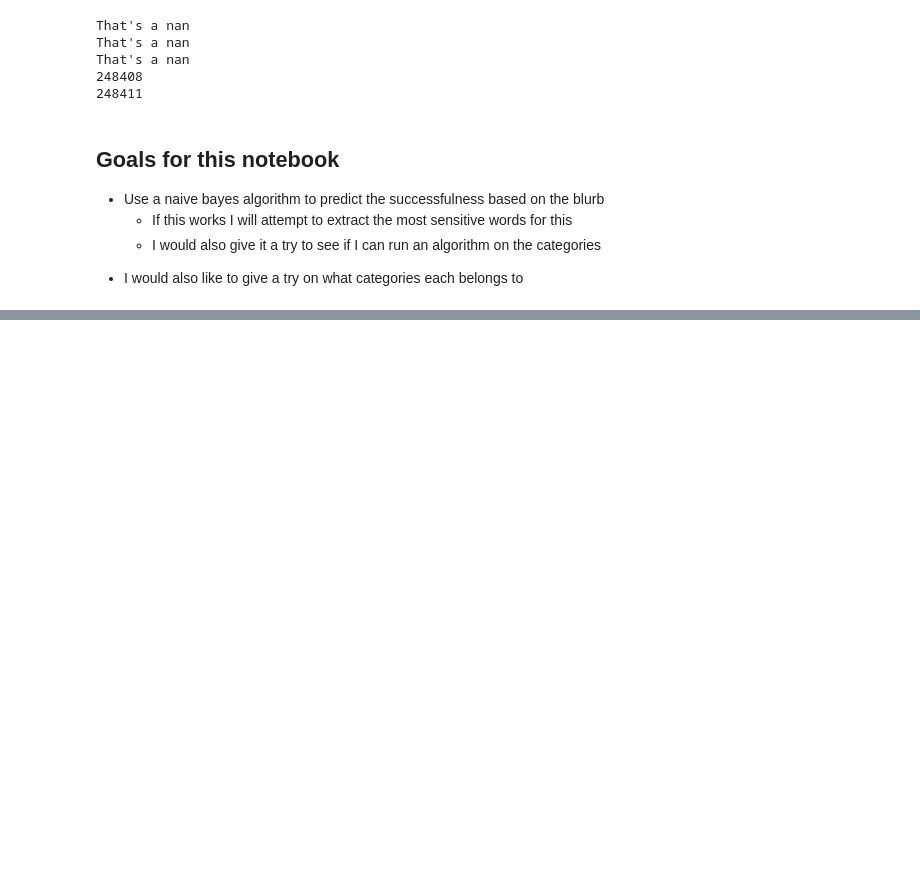
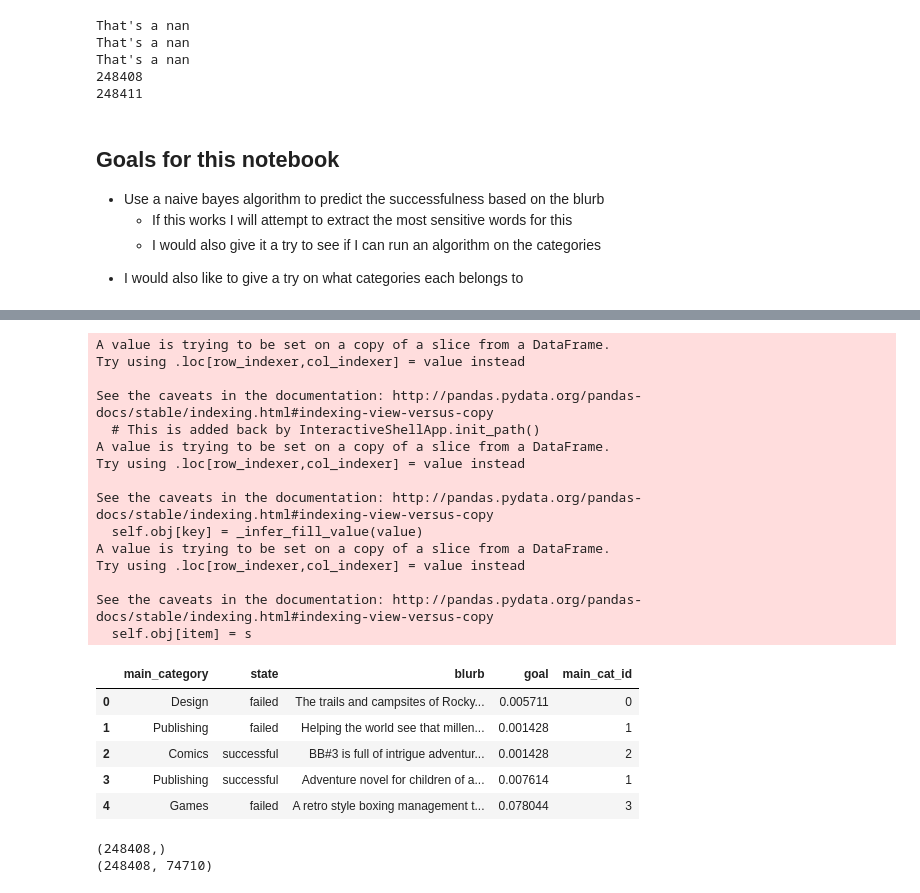
Before and after one commit to sora4222/kickstarter-data-analysis, a Jupyter notebook: Natural language analysis.ipynb, the cells around one changed output, grey strips where cells are left out. Cells and saved outputs as stored; diff of their text form; code cells hidden in the pictures; blank space fills up the shorter version.

```diff
--- a/Natural language analysis.ipynb
+++ b/Natural language analysis.ipynb
@@ -176,0 +152,52 @@ log_reg = LogisticRegression(n_jobs=-1)
+# %%
+cols_of_interest = ["main_category", "state", "blurb", "goal"]
+df_cat_stat = data_imported_nonan[cols_of_interest]
+
+mean_l = df_cat_stat.goal.mean()
+std_l = df_cat_stat.goal.std()
+def normalize(x):
+    """
+    Normalizes the data shifting the data so 0 can't be negative
+    """
+    return (x - mean_l)/std_l + ((mean_l)/std_l)
+df_cat_stat["goal"] = df_cat_stat.goal.apply(normalize)
+
+# Turns the categories into integers.
+df_cat_stat.loc[:, "main_cat_id"] = df_cat_stat["main_category"].factorize()[0]
+
+# I need to be able to map these two together
+arr_cat, cat = df_cat_stat["main_category"].factorize()
+id_to_category_dic = {id_ : cat for id_, cat in enumerate(cat)}
+category_to_id = {cat : id_ for id_, cat in enumerate(cat)}
+df_cat_stat.head()
+# %% [output]
+A value is trying to be set on a copy of a slice from a DataFrame.
+Try using .loc[row_indexer,col_indexer] = value instead
+
+See the caveats in the documentation: http://pandas.pydata.org/pandas-docs/stable/indexing.html#indexing-view-versus-copy
+  # This is added back by InteractiveShellApp.init_path()
+A value is trying to be set on a copy of a slice from a DataFrame.
+Try using .loc[row_indexer,col_indexer] = value instead
+
+See the caveats in the documentation: http://pandas.pydata.org/pandas-docs/stable/indexing.html#indexing-view-versus-copy
+  self.obj[key] = _infer_fill_value(value)
+A value is trying to be set on a copy of a slice from a DataFrame.
+Try using .loc[row_indexer,col_indexer] = value instead
+
+See the caveats in the documentation: http://pandas.pydata.org/pandas-docs/stable/indexing.html#indexing-view-versus-copy
+  self.obj[item] = s
+|  | main_category | state | blurb | goal | main_cat_id |
+| 0 | Design | failed | The trails and campsites of Rocky... | 0.005711 | 0 |
+| 1 | Publishing | failed | Helping the world see that millen... | 0.001428 | 1 |
+| 2 | Comics | successful | BB#3 is full of intrigue adventur... | 0.001428 | 2 |
+| 3 | Publishing | successful | Adventure novel for children of a... | 0.007614 | 1 |
+| 4 | Games | failed | A retro style boxing management t... | 0.078044 | 3 |
+# %%
+vect = TfidfVectorizer(tokenizer=stem_tokenizer, min_df=10, ngram_range=(1, 2), sublinear_tf=True, norm="l2")
+print(df_cat_stat.blurb.shape)
+# BEWARE SPARSE MATRIX
+blurbs_to_vect = vect.fit_transform(df_cat_stat.blurb)
+print(blurbs_to_vect.shape)
+# %% [output]
+(248408,)
+(248408, 74710)
```
Also changed, not shown: parts of 27 cells of this notebook.
